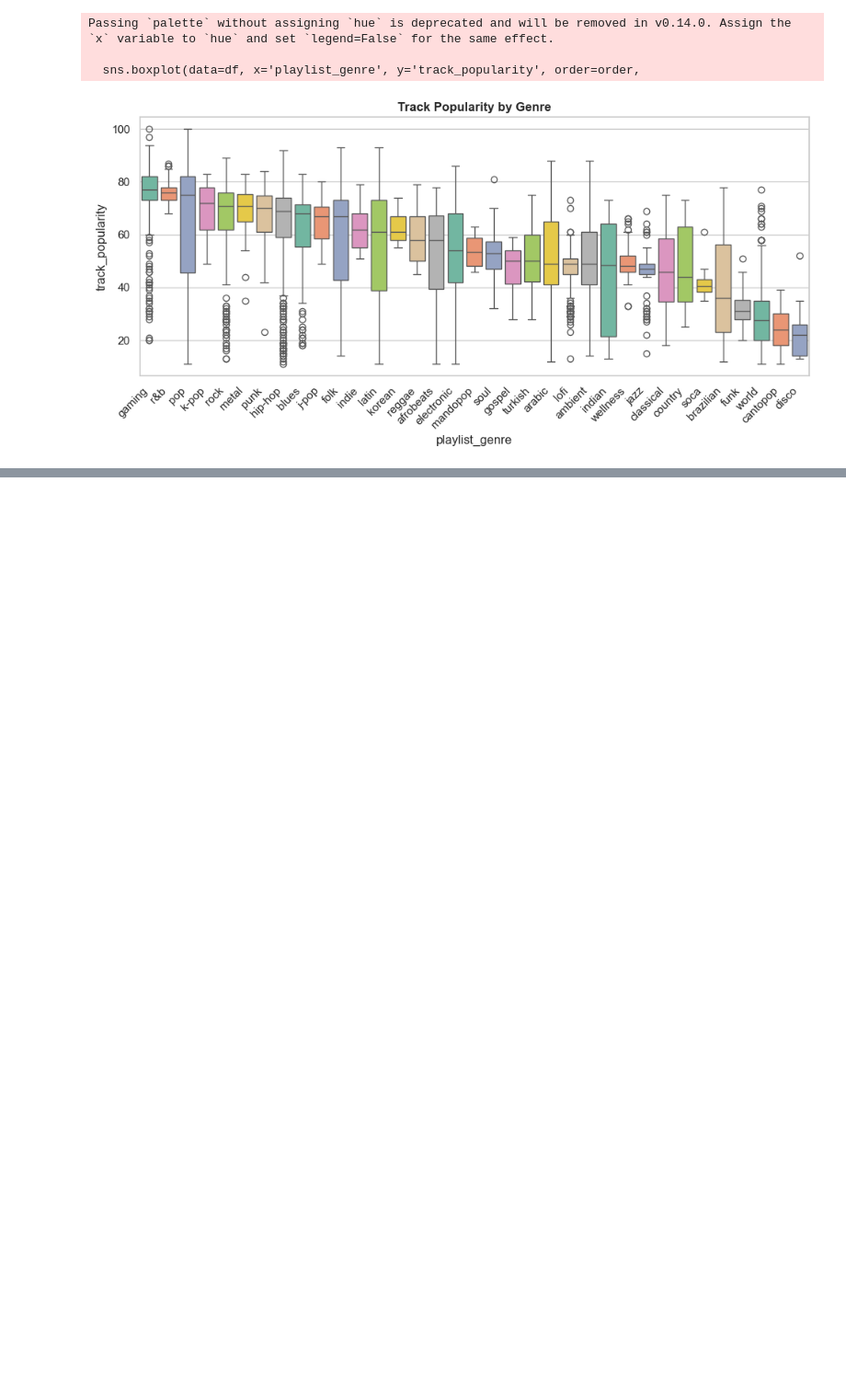
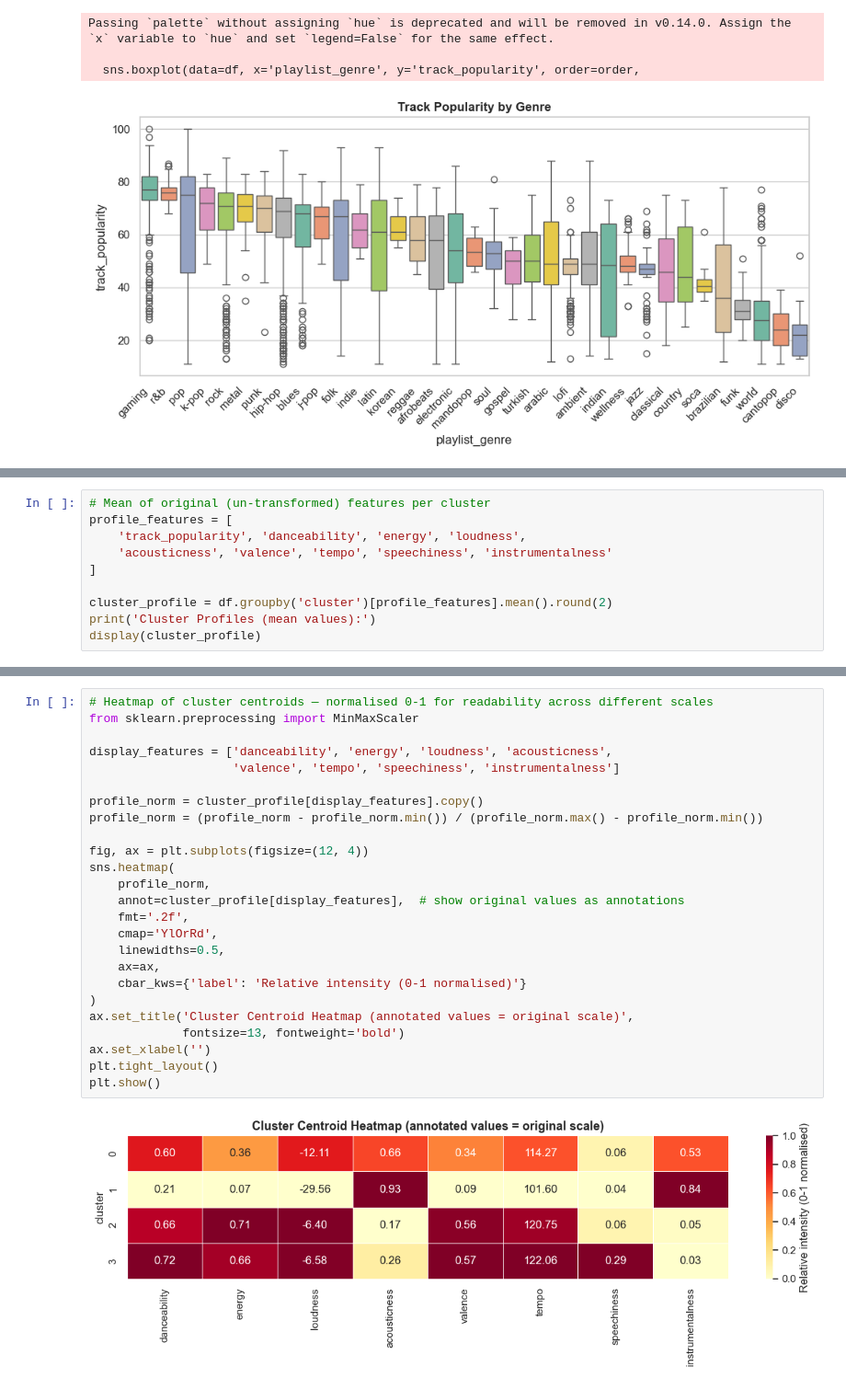
Before and after one commit to LeanderSam/Music-Analysis, a Jupyter notebook: code_files/EDA.ipynb, the cells around one changed output, grey strips where cells are left out. Shown at 92% size. Drawn from its saved outputs; the diff is of its cells as text; blank space fills up the shorter version.

```diff
--- a/code_files/EDA.ipynb
+++ b/code_files/EDA.ipynb
@@ -276,0 +515,10 @@ Passing `palette` without assigning `hue` is deprecated and will be removed in v
+# %%
+# Mean of original (un-transformed) features per cluster
+profile_features = [
+    'track_popularity', 'danceability', 'energy', 'loudness',
+    'acousticness', 'valence', 'tempo', 'speechiness', 'instrumentalness'
+]
+
+cluster_profile = df.groupby('cluster')[profile_features].mean().round(2)
+print('Cluster Profiles (mean values):')
+display(cluster_profile)
@@ -276,0 +533,27 @@ Passing `palette` without assigning `hue` is deprecated and will be removed in v
+# %%
+# Heatmap of cluster centroids — normalised 0-1 for readability across different scales
+from sklearn.preprocessing import MinMaxScaler
+
+display_features = ['danceability', 'energy', 'loudness', 'acousticness',
+                    'valence', 'tempo', 'speechiness', 'instrumentalness']
+
+profile_norm = cluster_profile[display_features].copy()
+profile_norm = (profile_norm - profile_norm.min()) / (profile_norm.max() - profile_norm.min())
+
+fig, ax = plt.subplots(figsize=(12, 4))
+sns.heatmap(
+    profile_norm,
+    annot=cluster_profile[display_features],  # show original values as annotations
+    fmt='.2f',
+    cmap='YlOrRd',
+    linewidths=0.5,
+    ax=ax,
+    cbar_kws={'label': 'Relative intensity (0-1 normalised)'}
+)
+ax.set_title('Cluster Centroid Heatmap (annotated values = original scale)',
+             fontsize=13, fontweight='bold')
+ax.set_xlabel('')
+plt.tight_layout()
+plt.show()
+# %% [output]
+[figure, added]
```
Also changed, not shown: parts of 18 cells of this notebook.
